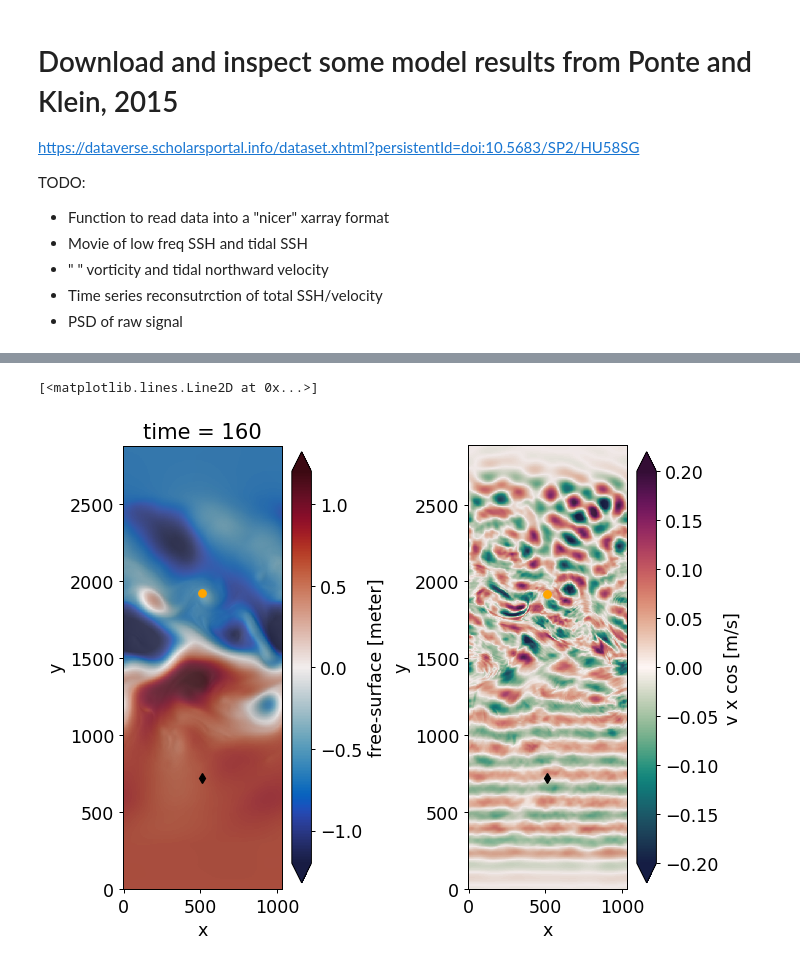
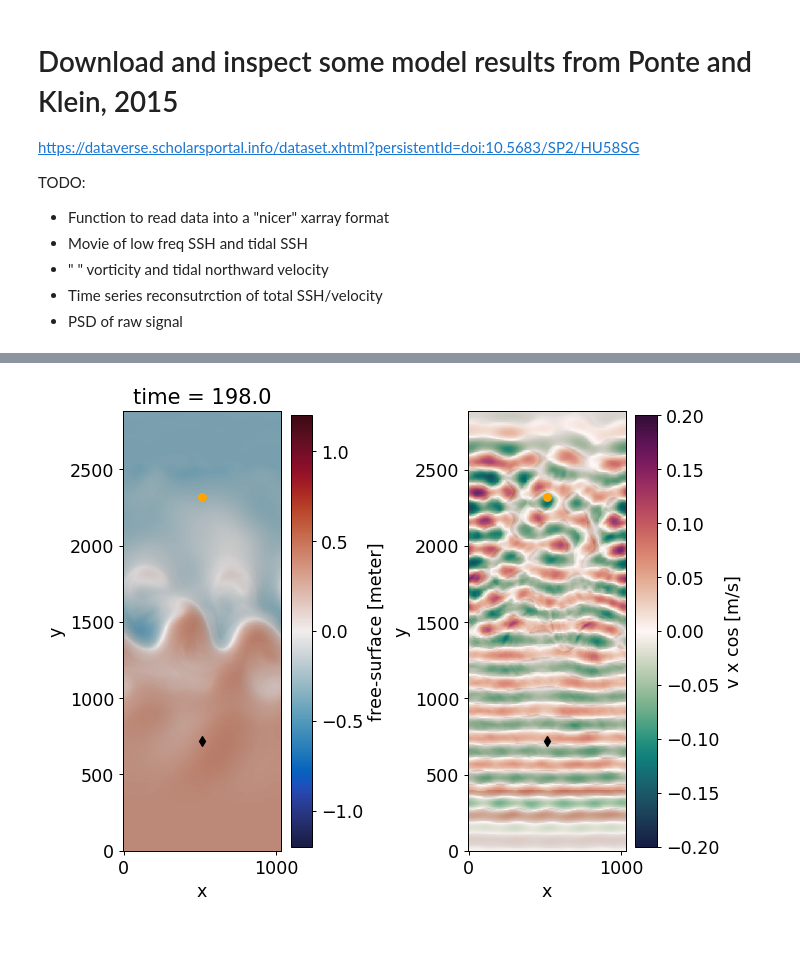
Before and after one commit to mrayson/so_iwaves, a Jupyter notebook: NOTEBOOKS/play_w_internalwave_eddy_data.ipynb, the cells around one changed output, grey strips where cells are left out. Saved outputs shown, nothing was run; the diff lists cells and outputs as text; code cells hidden in the pictures; blank space fills up the shorter version.

```diff
--- a/NOTEBOOKS/play_w_internalwave_eddy_data.ipynb
+++ b/NOTEBOOKS/play_w_internalwave_eddy_data.ipynb
@@ -151,13 +136,31 @@ anim.save('../FIGURES/{}.mp4'.format(scenario), writer = FFwriter)
-# %%
-fig, ax1, ax2, c1, c2, c3, c4 = initplot(tstep=80)
-ax1.plot(ds_ssh['x'][128], ds_ssh['y'][180],'kd')
-ax1.plot(ds_ssh['x'][128], ds_ssh['y'][480],'orange',marker='o')
-
-ax2.plot(ds_ssh['x'][128], ds_ssh['y'][180],'kd')
-ax2.plot(ds_ssh['x'][128], ds_ssh['y'][480],'orange',marker='o')
-# %% [output]
-[<matplotlib.lines.Line2D at 0x...>]
-[figure, removed]
+# %%
+fig, ax1, ax2, c1, c2, c3, c4 = initplot(tstep=0)
+
+ax1.plot(ds_ssh['x'][128], ds_ssh['y'][180],'kd')
+ax1.plot(ds_ssh['x'][128], ds_ssh['y'][580],'orange',marker='o')
+
+ax2.plot(ds_ssh['x'][128], ds_ssh['y'][180],'kd')
+ax2.plot(ds_ssh['x'][128], ds_ssh['y'][580],'orange',marker='o')
+
+def update(tstep):
+
+    c1.set_array(ds_ssh['ssh_lof'][tstep,...].values.ravel())
+    c2.set_array(ds_v['v_xy_lof'][tstep,...].values.ravel())
+    #amp = np.abs( ds_v['v_xy_cos'][tstep,...] +1j * ds_v['v_xy_sin'][tstep,...])
+    c3.set_array(ds_v['v_xy_cos'][tstep,...].values.ravel())
+    c4.set_array(ds_ssh['ssh_cos'][tstep,...].values.ravel())
+
+    ax1.set_title('time = {:3.1f}'.format(ds_ssh.time.values[tstep]))
+
+    #return ax1, c1, c2, c3, c4
+
+anim = FuncAnimation(fig, update, frames=range(0, nt),  blit=False)
+FFwriter = FFMpegWriter(fps=6, bitrate=-1, extra_args=['-vcodec', 'libx264','-pix_fmt', 'yuv420p'])
+# FFwriter = FFMpegWriter(fps=6)
+
+anim.save('../FIGURES/{}.mp4'.format(scenario), writer = FFwriter)
+# %% [output]
+[figure, added]
 # %%
 fig=plt.figure(figsize=(9,6))
 ax=plt.subplot(211)
```
Also changed, not shown: parts of 30 cells of this notebook, 2 other files.
